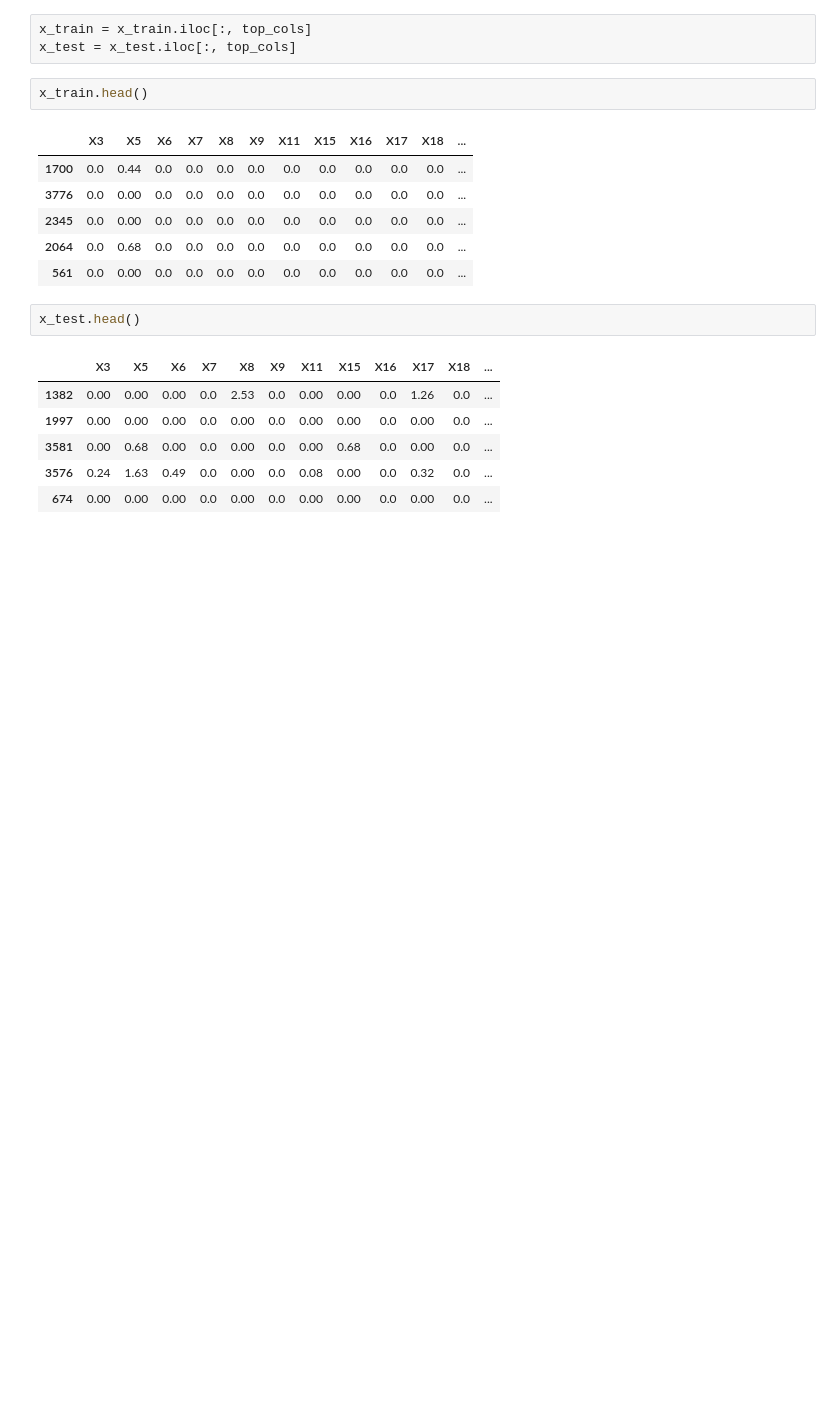
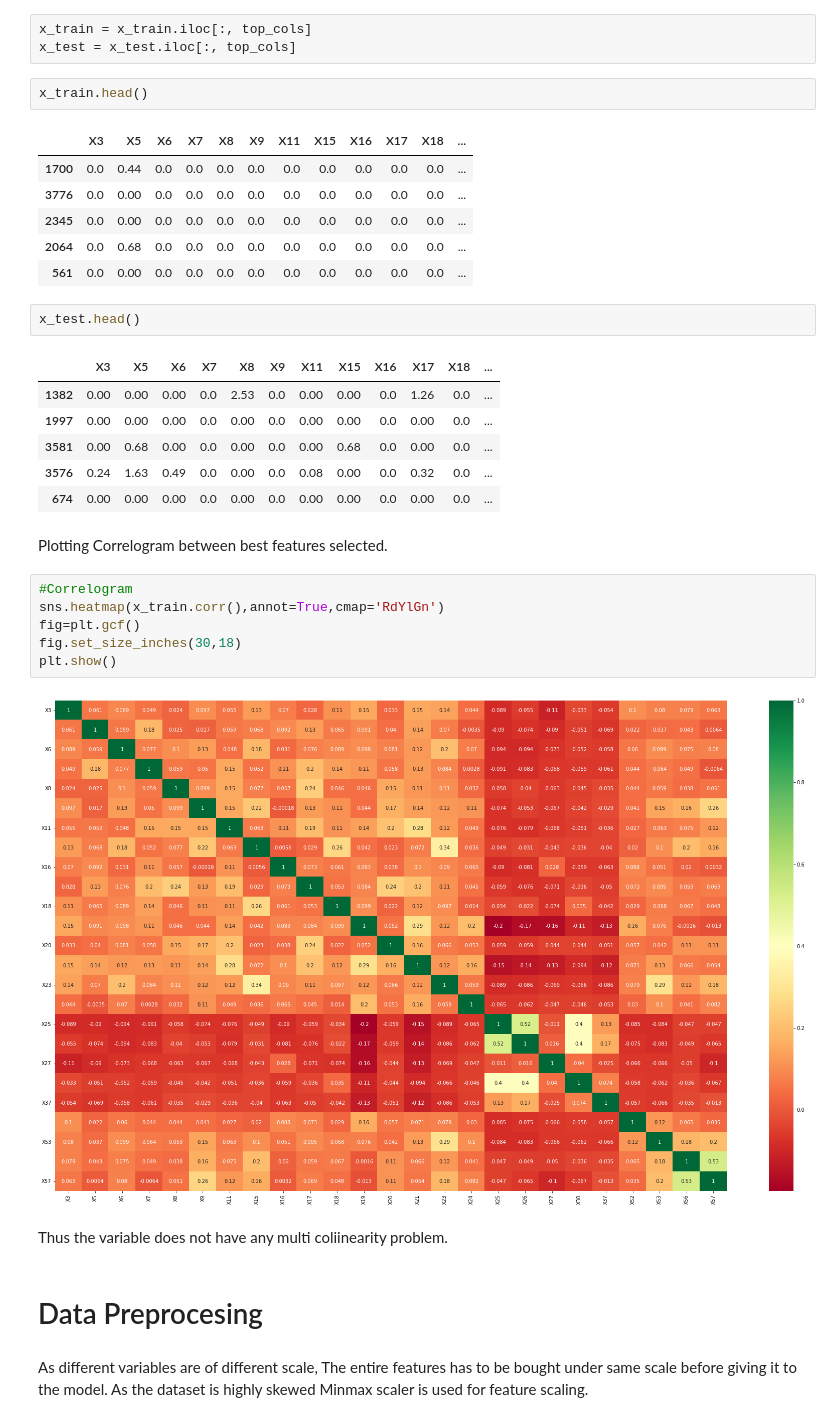
Before and after one commit to AmeerLC/Arya_Assignment, a Jupyter notebook: Arya_Dataset_ModelBuilding.ipynb, the cells around one changed output. Saved outputs shown, nothing was run; the diff lists cells and outputs as text; blank space fills up the shorter version.

```diff
--- a/Arya_Dataset_ModelBuilding.ipynb
+++ b/Arya_Dataset_ModelBuilding.ipynb
@@ -116,3 +117,19 @@ x_test.head()
 | 3581 | 0.00 | 0.68 | 0.00 | 0.0 | 0.00 | 0.0 | 0.00 | 0.68 | 0.0 | 0.00 | 0.0 | ... |
 | 3576 | 0.24 | 1.63 | 0.49 | 0.0 | 0.00 | 0.0 | 0.08 | 0.00 | 0.0 | 0.32 | 0.0 | ... |
 | 674 | 0.00 | 0.00 | 0.00 | 0.0 | 0.00 | 0.0 | 0.00 | 0.00 | 0.0 | 0.00 | 0.0 | ... |
+# %% [markdown]
+Plotting Correlogram between best features selected.
+# %%
+#Correlogram
+sns.heatmap(x_train.corr(),annot=True,cmap='RdYlGn')
+fig=plt.gcf()
+fig.set_size_inches(30,18)
+plt.show()
+# %% [output]
+[figure, added]
+# %% [markdown]
+Thus the variable does not have any multi coliinearity problem.
+# %% [markdown]
+# Data Preprocesing
+# %% [markdown]
+As different variables are of different scale, The entire features has to be bought under same scale before giving it to the model. As the dataset is highly skewed Minmax scaler is used for feature scaling.
```
Also changed, not shown: parts of 36 cells of this notebook.
